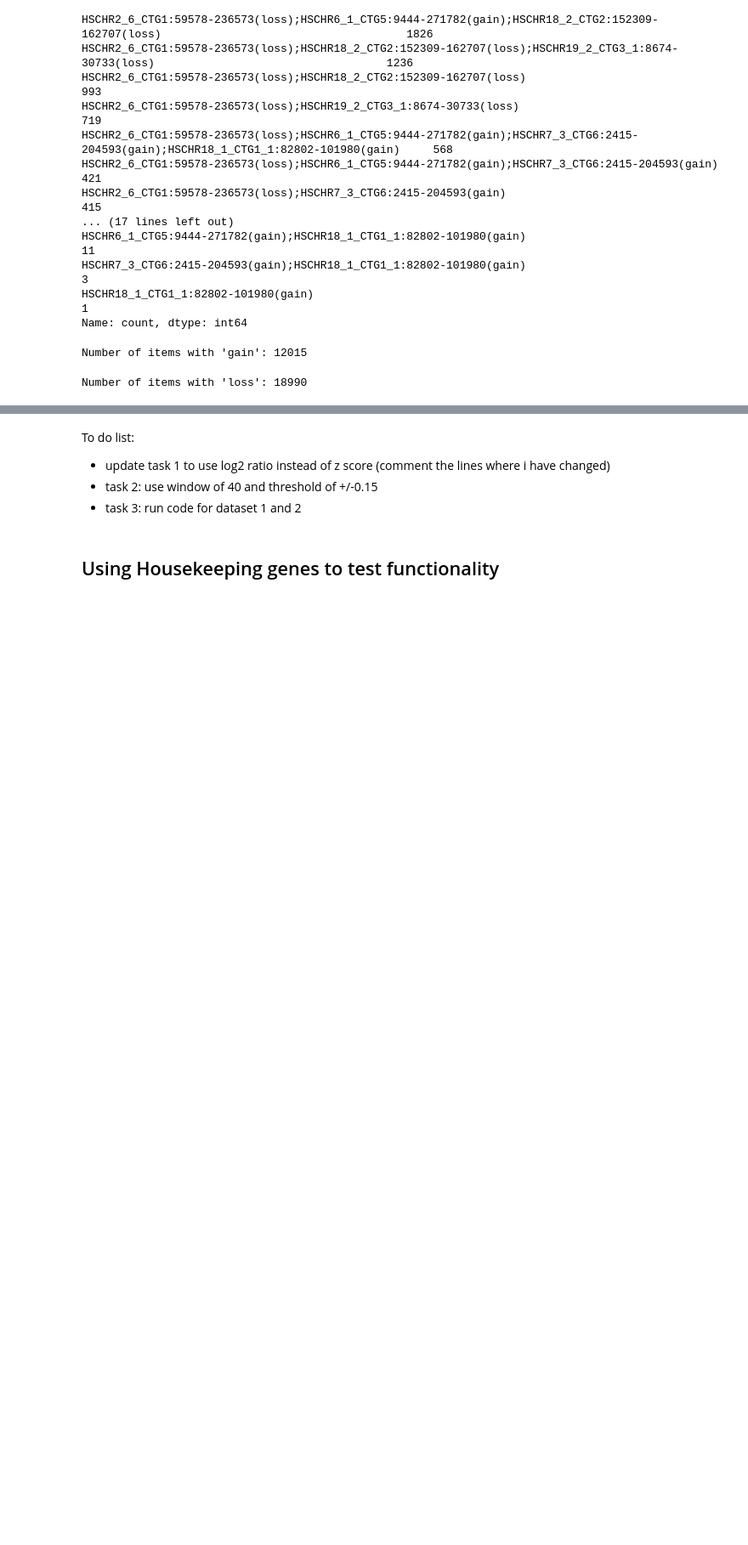
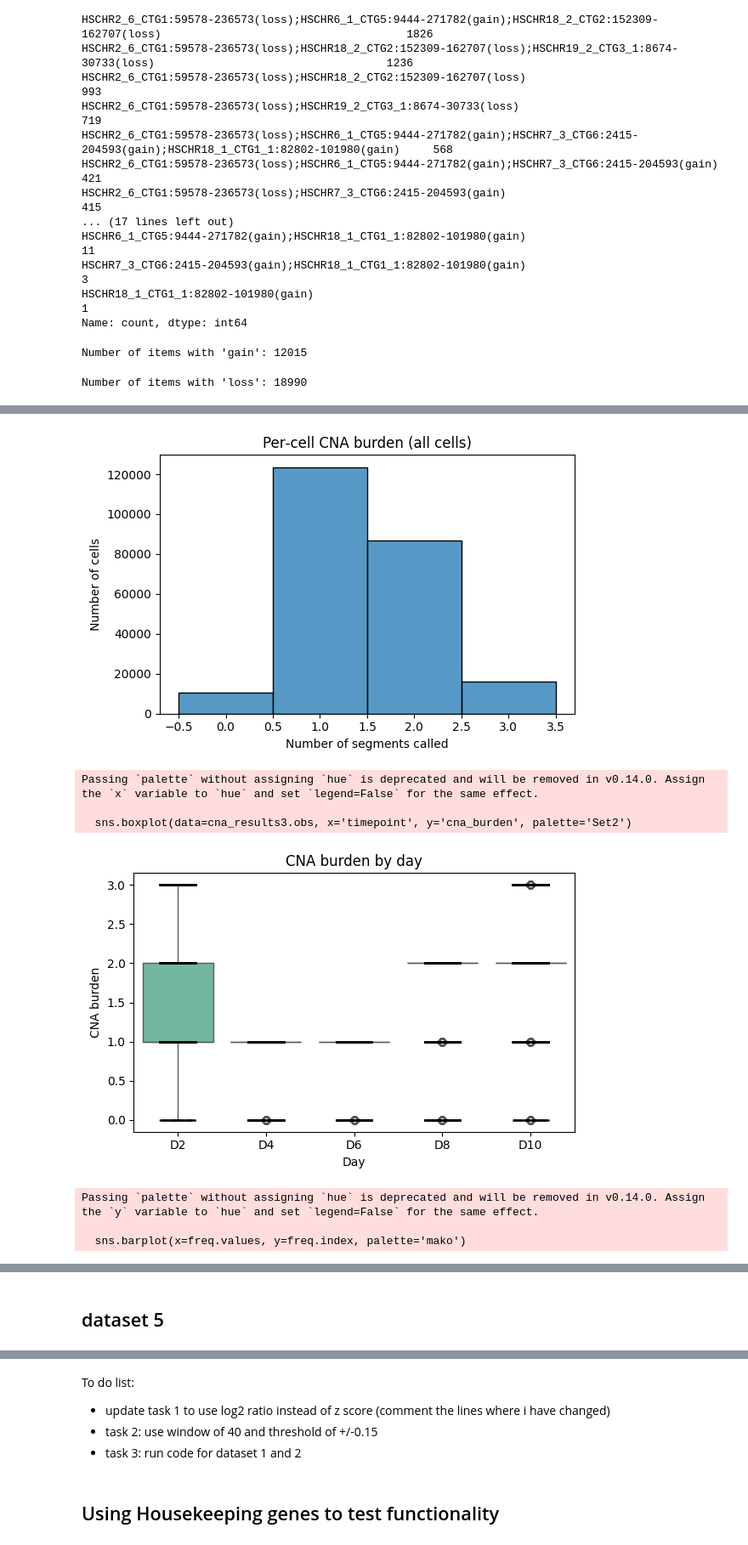
Before and after one commit to ClarkXu0625/CNA_tool, a Jupyter notebook: notebooks/sample_workflow.ipynb, the cells around one changed output, grey strips where cells are left out. Shown at 85% size. Cells and saved outputs as stored; diff of their text form; code cells hidden in the pictures; blank space fills up the shorter version.

```diff
--- a/notebooks/sample_workflow.ipynb
+++ b/notebooks/sample_workflow.ipynb
@@ -758,0 +763,2 @@ cna_results7.write_h5ad('../data/cna_profile_results/adata7_results.h5ad')
+# %%
+cna_results3 = sc.read_h5ad("../data/cna_profile_results/adata3_results.h5ad")
@@ -758,0 +781,68 @@ cna_results7.write_h5ad('../data/cna_profile_results/adata7_results.h5ad')
+# %%
+import pandas as pd
+import numpy as np
+import matplotlib.pyplot as plt
+import seaborn as sns
+
+# assume cna_results3 is your combined AnnData from infer_cna_by_timepoint(...)
+# and has:
+#  - .obs['day']       the timepoint label
+#  - .obs['cna_profile']  a string like "Chr1:100-200(gain);Chr3:500-800(loss)"
+#  - .uns['cna_segments'] a list of segment dicts (chrom,start,end,type)
+
+# 1) compute per‑cell burden (# of segments)
+def count_segments(profile):
+    if not profile:
+        return 0
+    return len(profile.split(';'))
+
+burden = cna_results3.obs['cna_profile'].fillna('').map(count_segments)
+cna_results3.obs['cna_burden'] = burden
+
+# 2) plot global burden histogram
+plt.figure(figsize=(6,4))
+sns.histplot(burden, bins=np.arange(burden.max()+2)-0.5, kde=False)
+plt.title("Per‑cell CNA burden (all cells)")
+plt.xlabel("Number of segments called")
+plt.ylabel("Number of cells")
+plt.tight_layout()
+plt.show()
+
+# 3) plot burden by timepoint
+plt.figure(figsize=(6,4))
+sns.boxplot(data=cna_results3.obs, x='timepoint', y='cna_burden', palette='Set2')
+sns.stripplot(data=cna_results3.obs, x='timepoint', y='cna_burden',
+              color='k', size=2, alpha=0.3, jitter=0.2)
+plt.title("CNA burden by day")
+plt.xlabel("Day")
+plt.ylabel("CNA burden")
+plt.tight_layout()
+plt.show()
+
+# 4) most frequent CNA segments across all cells
+#    explode all the profiles into one long list
+all_segs = (
+    cna_results3.obs['cna_profile']
+      .dropna()
+      .loc[lambda s: s != ""]
+      .str.split(';')
+      .explode()
+)
+freq = all_segs.value_counts().head(15)
+
+plt.figure(figsize=(8,4))
+sns.barplot(x=freq.values, y=freq.index, palette='mako')
+plt.title("Top 15 most frequent CNA segments")
+plt.xlabel("Number of cells")
+plt.ylabel("Segment (chrom:start-end(type))")
+plt.tight_layout()
+plt.show()
+# %% [output]
+[figure, added]
+Passing `palette` without assigning `hue` is deprecated and will be removed in v0.14.0. Assign the `x` variable to `hue` and set `legend=False` for the same effect.
+
+  sns.boxplot(data=cna_results3.obs, x='timepoint', y='cna_burden', palette='Set2')
+[figure, added]
+Passing `palette` without assigning `hue` is deprecated and will be removed in v0.14.0. Assign the `y` variable to `hue` and set `legend=False` for the same effect.
+
+  sns.barplot(x=freq.values, y=freq.index, palette='mako')
@@ -758,0 +850,2 @@ cna_results7.write_h5ad('../data/cna_profile_results/adata7_results.h5ad')
+# %% [markdown]
+## dataset 5
```
Also changed, not shown: parts of 9 cells of this notebook.
